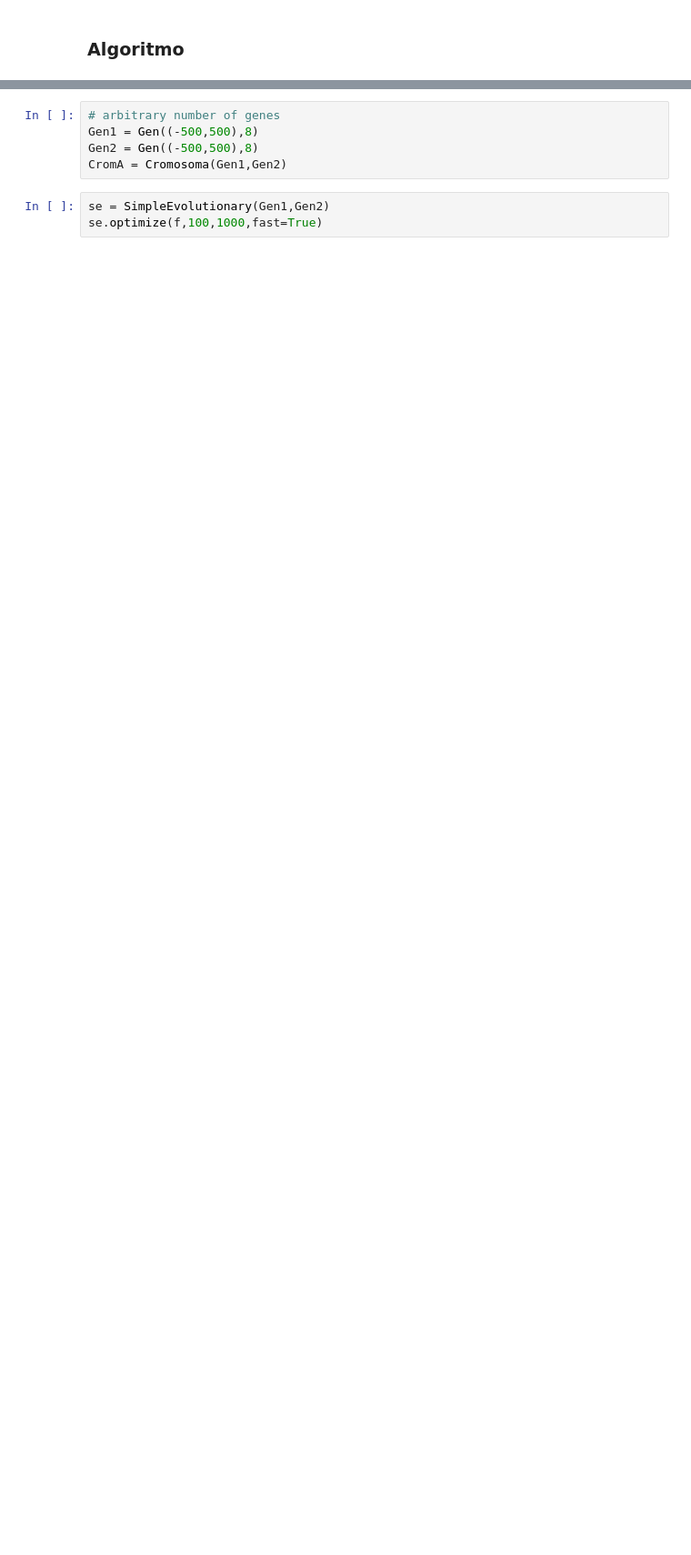
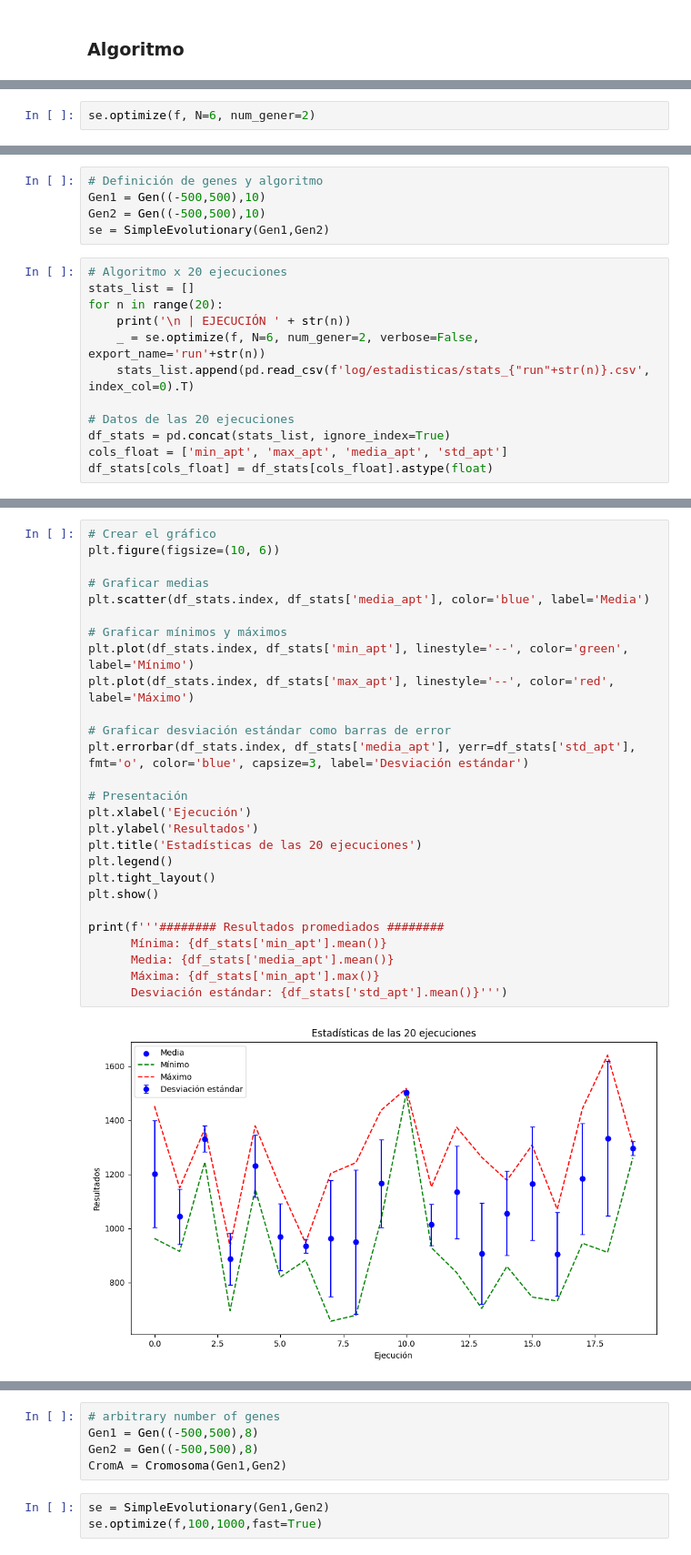
Before and after one commit to JafetMoon/dia-mod6-simple-evolutionary-algorithm, a Jupyter notebook: simple_evolutionary_algorithm.ipynb, the cells around one changed output, grey strips where cells are left out. Shown at 91% size. Cells and saved outputs as stored; diff of their text form; blank space fills up the shorter version.

Commit message:
Extra 2:  Run 20 times
- Minimum, mean, maximum and standard deviation for the 20 runs.
- Plot of the statistics
- log on each run

```diff
--- a/simple_evolutionary_algorithm.ipynb
+++ b/simple_evolutionary_algorithm.ipynb
@@ -428,0 +497,2 @@ class SimpleEvolutionary(Cromosoma):
+# %%
+se.optimize(f, N=6, num_gener=2)
@@ -428,0 +522,17 @@ class SimpleEvolutionary(Cromosoma):
+# %%
+# Definición de genes y algoritmo
+Gen1 = Gen((-500,500),10)
+Gen2 = Gen((-500,500),10)
+se = SimpleEvolutionary(Gen1,Gen2)
+# %%
+# Algoritmo x 20 ejecuciones
+stats_list = []
+for n in range(20):
+    print('\n | EJECUCIÓN ' + str(n))
+    _ = se.optimize(f, N=6, num_gener=2, verbose=False, export_name='run'+str(n))
+    stats_list.append(pd.read_csv(f'log/estadisticas/stats_{"run"+str(n)}.csv', index_col=0).T)
+
+# Datos de las 20 ejecuciones
+df_stats = pd.concat(stats_list, ignore_index=True)
+cols_float = ['min_apt', 'max_apt', 'media_apt', 'std_apt']
+df_stats[cols_float] = df_stats[cols_float].astype(float)
@@ -428,0 +557,29 @@ class SimpleEvolutionary(Cromosoma):
+# %%
+# Crear el gráfico
+plt.figure(figsize=(10, 6))
+
+# Graficar medias
+plt.scatter(df_stats.index, df_stats['media_apt'], color='blue', label='Media')
+
+# Graficar mínimos y máximos
+plt.plot(df_stats.index, df_stats['min_apt'], linestyle='--', color='green', label='Mínimo')
+plt.plot(df_stats.index, df_stats['max_apt'], linestyle='--', color='red', label='Máximo')
+
+# Graficar desviación estándar como barras de error
+plt.errorbar(df_stats.index, df_stats['media_apt'], yerr=df_stats['std_apt'], fmt='o', color='blue', capsize=3, label='Desviación estándar')
+
+# Presentación
+plt.xlabel('Ejecución')
+plt.ylabel('Resultados')
+plt.title('Estadísticas de las 20 ejecuciones')
+plt.legend()
+plt.tight_layout()
+plt.show()
+
+print(f'''######## Resultados promediados ########
+      Mínima: {df_stats['min_apt'].mean()}
+      Media: {df_stats['media_apt'].mean()}
+      Máxima: {df_stats['min_apt'].max()}
+      Desviación estándar: {df_stats['std_apt'].mean()}''')
+# %% [output]
+[figure, added]
```
Also changed, not shown: parts of 18 cells of this notebook, 1 other file.
